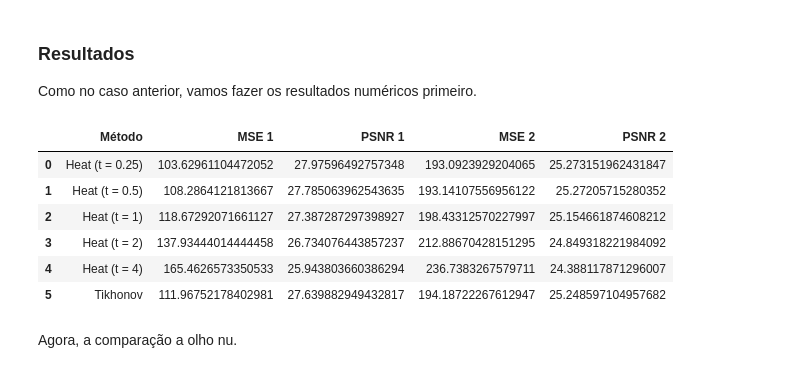
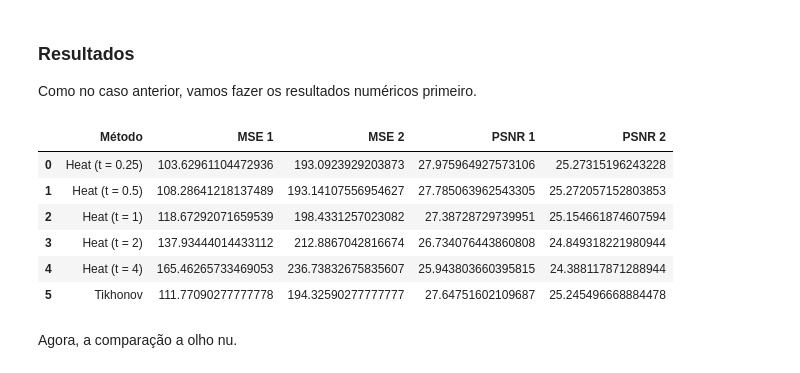
Before and after one commit to binha0/GraphFourierAnalysis, a Jupyter notebook: ProjetoFiltrosV2.ipynb, the cells around one changed output. Saved outputs shown, nothing was run; the diff lists cells and outputs as text; code cells hidden in the pictures.

```diff
--- a/ProjetoFiltrosV2.ipynb
+++ b/ProjetoFiltrosV2.ipynb
@@ -112,7 +114,7 @@ def heat(lam,tau=1):
     h() é a função que define o filtro
     '''
 
-    h_lambda = np.exp(-tau * lam) #h(lam,tau)
+    h_lambda = np.exp(-(tau * lam)) #h(lam,tau)
     H = np.diag(h_lambda)
 
     return H
@@ -326,8 +328,8 @@ for t in tau:
     r2 = U @ heat(lam, tau = t) @ aux2
 
     # guardando resultados
-    heat_ruido1.append(r1)
-    heat_ruido2.append(r2)
+    heat_ruido1.append(np.round(r1))
+    heat_ruido2.append(np.round(r2))
 
     # metricas de erro
     mse_heat1.append(MSE(sinal_original,r1))
@@ -501,8 +516,8 @@ for t in tau:
     r2 = U_peso2 @ heat(lam2, tau = t) @ aux2
 
     # guardando resultados
-    heat_peso1.append(r1)
-    heat_peso2.append(r2)
+    heat_peso1.append(np.round(r1))
+    heat_peso2.append(np.round(r2))
 
     # metricas de erro
     mse_peso1.append(MSE(sinal_original,r1))
@@ -512,8 +527,8 @@ for t in tau:
 # %% [markdown]
 ### Tikhonov
 # %%
-tik_peso1 = U_peso1 @ tikhonov(lam1, 1) @ aux1
-tik_peso2 = U_peso2 @ tikhonov(lam2) @ aux2
+tik_peso1 = np.round(U_peso1 @ tikhonov(lam1, 1) @ aux1)
+tik_peso2 = np.round(U_peso2 @ tikhonov(lam2) @ aux2)
 
 mse_tik_peso1 = MSE(sinal_original, tik_peso1)
 mse_tik_peso2 = MSE(sinal_original, tik_peso2)
@@ -526,20 +541,20 @@ Como no caso anterior, vamos fazer os resultados numéricos primeiro.
 # %%
 labels = [f'Heat (t = {ts})' for ts in tau] + ["Tikhonov"]
 resultados = pd.DataFrame(data = np.array([labels,
                                             mse_peso1 + [mse_tik_peso1],
+                                            mse_peso2 + [mse_tik_peso2],
                                             psnr_peso1 + [psnr_tik_peso1],
-                                            mse_peso2 + [mse_tik_peso2],
                                             psnr_peso2 + [psnr_tik_peso2]]).T,
-                            columns = ['Método','MSE 1', 'PSNR 1', 'MSE 2','PSNR 2'])
+                            columns = ['Método','MSE 1','MSE 2','PSNR 1','PSNR 2'])
 resultados
 # %% [output]
-|  | Método | MSE 1 | PSNR 1 | MSE 2 | PSNR 2 |
-| 0 | Heat (t = 0.25) | 103.62961104472052 | 27.97596492757348 | 193.0923929204065 | 25.273151962431847 |
-| 1 | Heat (t = 0.5) | 108.2864121813667 | 27.785063962543635 | 193.14107556956122 | 25.27205715280352 |
-| 2 | Heat (t = 1) | 118.67292071661127 | 27.387287297398927 | 198.43312570227997 | 25.154661874608212 |
-| 3 | Heat (t = 2) | 137.93444014444458 | 26.734076443857237 | 212.88670428151295 | 24.849318221984092 |
-| 4 | Heat (t = 4) | 165.4626573350533 | 25.943803660386294 | 236.7383267579711 | 24.388117871296007 |
-| 5 | Tikhonov | 111.96752178402981 | 27.639882949432817 | 194.18722267612947 | 25.248597104957682 |
+|  | Método | MSE 1 | MSE 2 | PSNR 1 | PSNR 2 |
+| 0 | Heat (t = 0.25) | 103.62961104472936 | 193.0923929203873 | 27.975964927573106 | 25.27315196243228 |
+| 1 | Heat (t = 0.5) | 108.28641218137489 | 193.14107556954627 | 27.785063962543305 | 25.272057152803853 |
+| 2 | Heat (t = 1) | 118.67292071659539 | 198.4331257023082 | 27.38728729739951 | 25.154661874607594 |
+| 3 | Heat (t = 2) | 137.93444014433112 | 212.8867042816674 | 26.734076443860808 | 24.849318221980944 |
+| 4 | Heat (t = 4) | 165.46265733469053 | 236.73832675835607 | 25.943803660395815 | 24.388117871288944 |
+| 5 | Tikhonov | 111.77090277777778 | 194.32590277777777 | 27.64751602109687 | 25.245496668884478 |
 # %% [markdown]
 Agora, a comparação a olho nu.
 # %%
```
Also changed, not shown: parts of 17 cells of this notebook, 24 other files.
